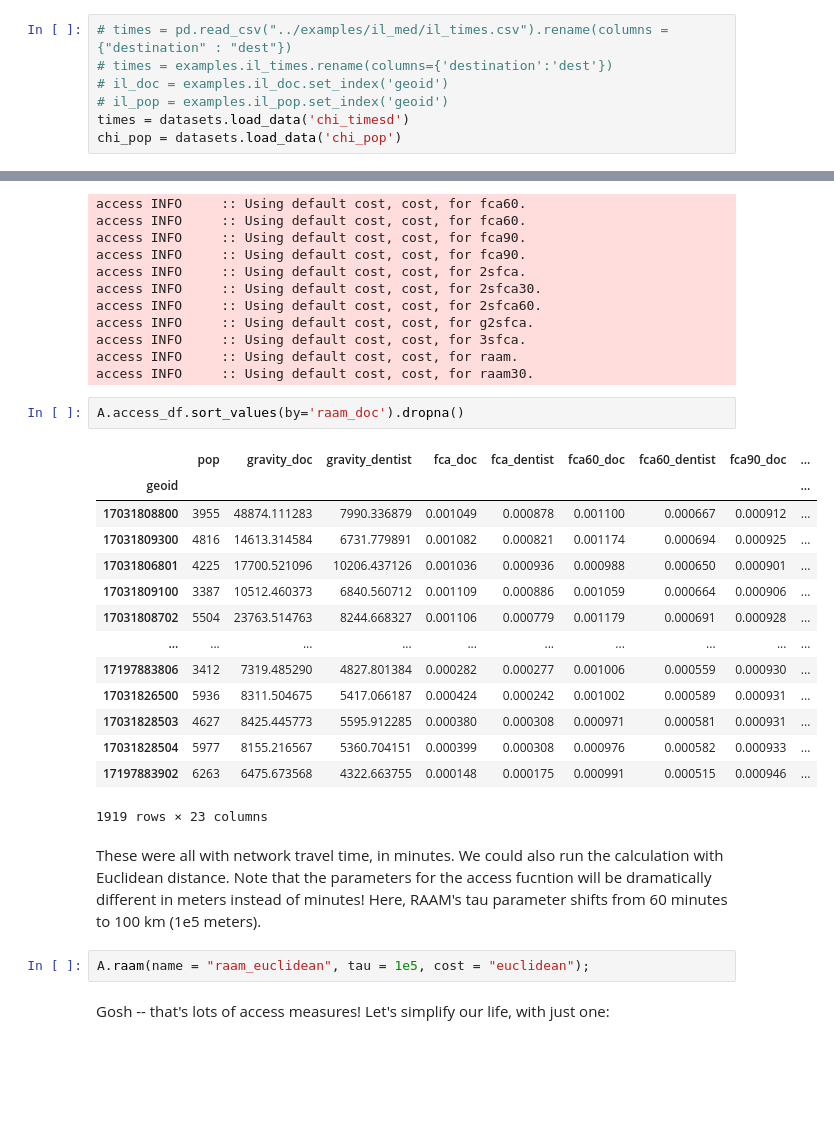
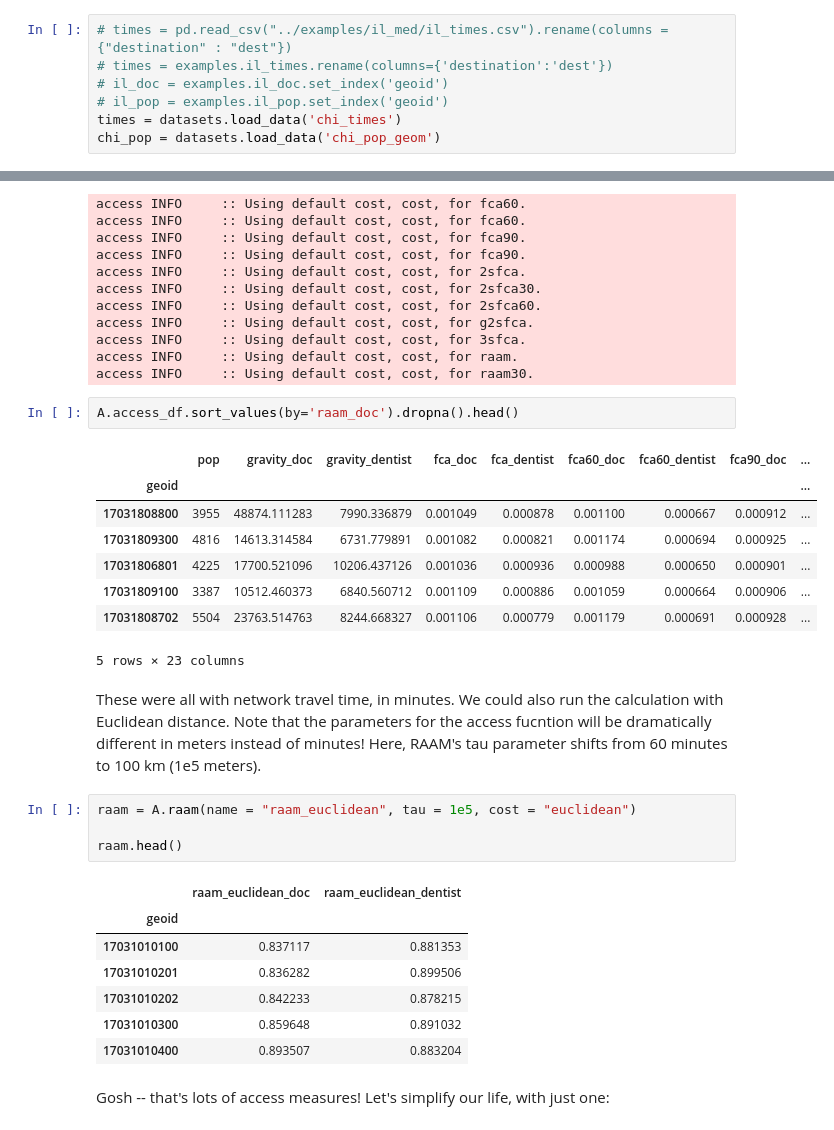
Before and after one commit to pysal/access, a Jupyter notebook: notebooks/examples.ipynb, the cells around one changed output, grey strips where cells are left out. Cells and saved outputs as stored; diff of their text form; blank space fills up the shorter version.

```diff
--- a/notebooks/examples.ipynb
+++ b/notebooks/examples.ipynb
@@ -46,8 +47,8 @@ The il_times.csv contains geoid fields for the origin and destination tracts and
 # times = examples.il_times.rename(columns={'destination':'dest'})
 # il_doc = examples.il_doc.set_index('geoid')
 # il_pop = examples.il_pop.set_index('geoid')
-times = datasets.load_data('chi_timesd')
-chi_pop = datasets.load_data('chi_pop')
+times = datasets.load_data('chi_times')
+chi_pop = datasets.load_data('chi_pop_geom')
 # %%
 times.head()
 # %% [output]
@@ -173,26 +174,30 @@ access INFO     :: Using default cost, cost, for 3sfca.
 access INFO     :: Using default cost, cost, for raam.
 access INFO     :: Using default cost, cost, for raam30.
 # %%
-A.access_df.sort_values(by='raam_doc').dropna()
+A.access_df.sort_values(by='raam_doc').dropna().head()
 # %% [output]
 |  | pop | gravity_doc | gravity_dentist | fca_doc | fca_dentist | fca60_doc | fca60_dentist | fca90_doc | ... |
 | geoid |  |  |  |  |  |  |  |  | ... |
 | 17031808800 | 3955 | 48874.111283 | 7990.336879 | 0.001049 | 0.000878 | 0.001100 | 0.000667 | 0.000912 | ... |
 | 17031809300 | 4816 | 14613.314584 | 6731.779891 | 0.001082 | 0.000821 | 0.001174 | 0.000694 | 0.000925 | ... |
 | 17031806801 | 4225 | 17700.521096 | 10206.437126 | 0.001036 | 0.000936 | 0.000988 | 0.000650 | 0.000901 | ... |
 | 17031809100 | 3387 | 10512.460373 | 6840.560712 | 0.001109 | 0.000886 | 0.001059 | 0.000664 | 0.000906 | ... |
 | 17031808702 | 5504 | 23763.514763 | 8244.668327 | 0.001106 | 0.000779 | 0.001179 | 0.000691 | 0.000928 | ... |
-| ... | ... | ... | ... | ... | ... | ... | ... | ... | ... |
-| 17197883806 | 3412 | 7319.485290 | 4827.801384 | 0.000282 | 0.000277 | 0.001006 | 0.000559 | 0.000930 | ... |
-| 17031826500 | 5936 | 8311.504675 | 5417.066187 | 0.000424 | 0.000242 | 0.001002 | 0.000589 | 0.000931 | ... |
-| 17031828503 | 4627 | 8425.445773 | 5595.912285 | 0.000380 | 0.000308 | 0.000971 | 0.000581 | 0.000931 | ... |
-| 17031828504 | 5977 | 8155.216567 | 5360.704151 | 0.000399 | 0.000308 | 0.000976 | 0.000582 | 0.000933 | ... |
-| 17197883902 | 6263 | 6475.673568 | 4322.663755 | 0.000148 | 0.000175 | 0.000991 | 0.000515 | 0.000946 | ... |
-1919 rows × 23 columns
+5 rows × 23 columns
 # %% [markdown]
 These were all with network travel time, in minutes.  We could also run the calculation with Euclidean distance.  Note that the parameters for the access fucntion will be dramatically different in meters instead of minutes!  Here, RAAM's tau parameter shifts from 60 minutes to 100 km (1e5 meters).
 # %%
-A.raam(name = "raam_euclidean", tau = 1e5, cost = "euclidean");
+raam = A.raam(name = "raam_euclidean", tau = 1e5, cost = "euclidean")
+
+raam.head()
+# %% [output]
+|  | raam_euclidean_doc | raam_euclidean_dentist |
+| geoid |  |  |
+| 17031010100 | 0.837117 | 0.881353 |
+| 17031010201 | 0.836282 | 0.899506 |
+| 17031010202 | 0.842233 | 0.878215 |
+| 17031010300 | 0.859648 | 0.891032 |
+| 17031010400 | 0.893507 | 0.883204 |
 # %% [markdown]
 Gosh -- that's lots of access measures!  Let's simplify our life, with just one:
 # %%
```
Also changed, not shown: parts of 15 cells of this notebook, 8 other files.
